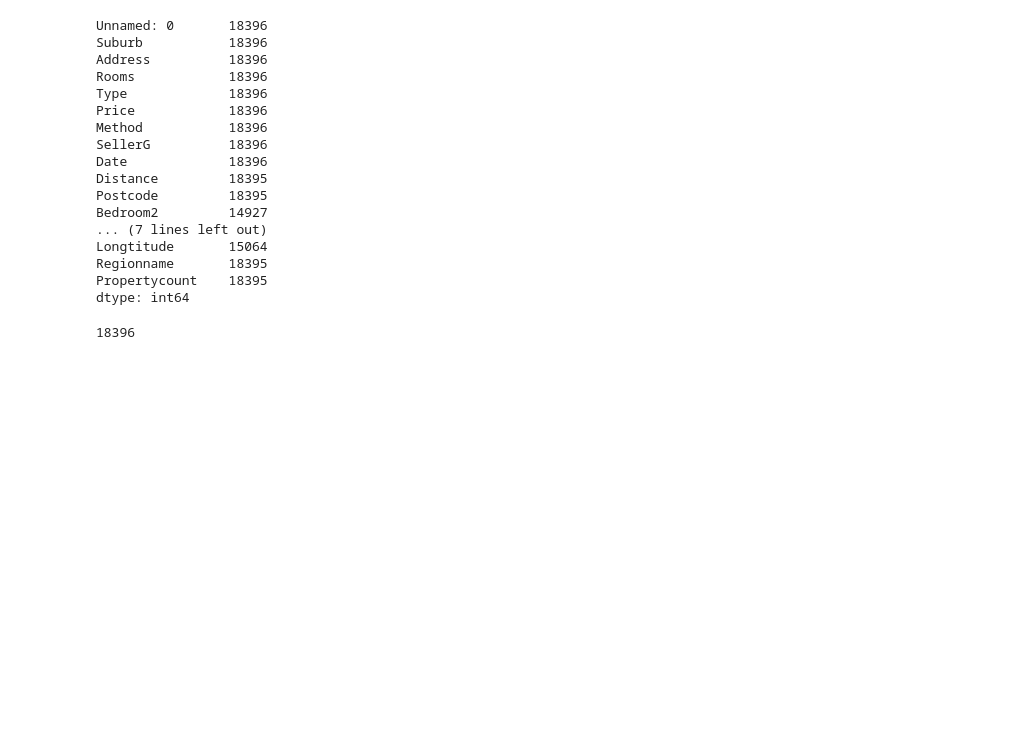
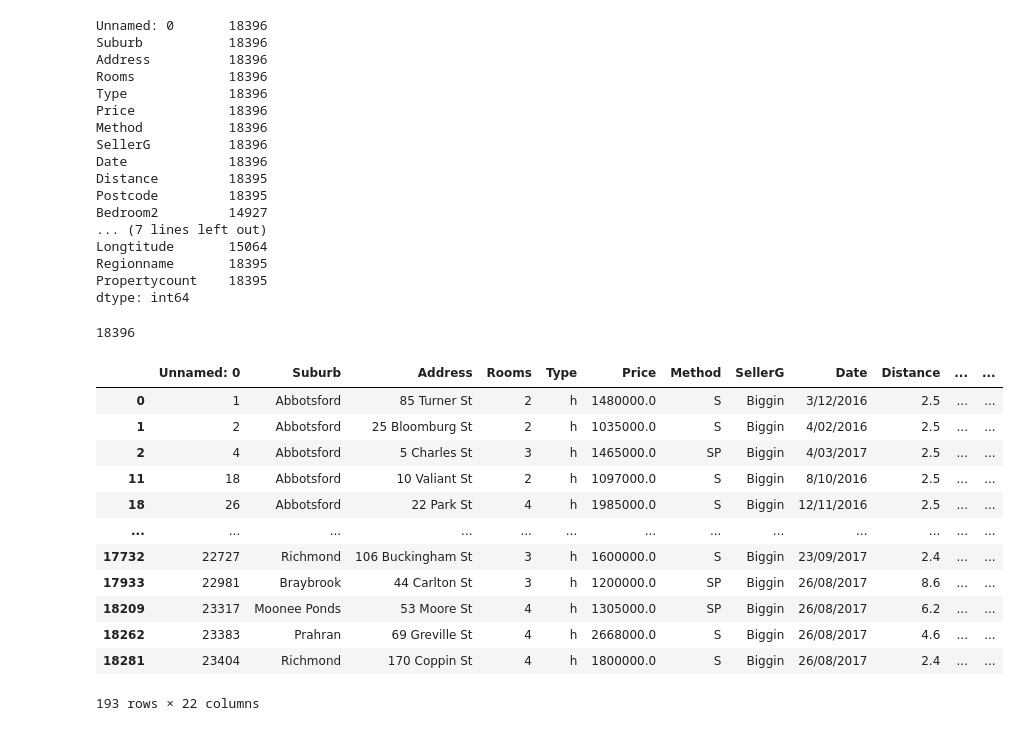
Before and after one commit to BeziKaviani/data-science-ml-learning-path, a Jupyter notebook: 01-numpy-pandas-foundations/pandas.ipynb, the cells around one changed output. Drawn from its saved outputs; the diff is of its cells as text; code cells hidden in the pictures; blank space fills up the shorter version.

```diff
--- a/01-numpy-pandas-foundations/pandas.ipynb
+++ b/01-numpy-pandas-foundations/pandas.ipynb
@@ -278,3 +278,20 @@ dtype: int64
 melb_data['Price'].count()
 # %% [output]
 18396
+# %%
+new_melb_data = melb_data[(melb_data['Price'] > 1000000) & (melb_data['SellerG'] == 'Biggin')]
+new_melb_data
+# %% [output]
+|  | Unnamed: 0 | Suburb | Address | Rooms | Type | Price | Method | SellerG | Date | Distance | ... | ... |
+| 0 | 1 | Abbotsford | 85 Turner St | 2 | h | 1480000.0 | S | Biggin | 3/12/2016 | 2.5 | ... | ... |
+| 1 | 2 | Abbotsford | 25 Bloomburg St | 2 | h | 1035000.0 | S | Biggin | 4/02/2016 | 2.5 | ... | ... |
+| 2 | 4 | Abbotsford | 5 Charles St | 3 | h | 1465000.0 | SP | Biggin | 4/03/2017 | 2.5 | ... | ... |
+| 11 | 18 | Abbotsford | 10 Valiant St | 2 | h | 1097000.0 | S | Biggin | 8/10/2016 | 2.5 | ... | ... |
+| 18 | 26 | Abbotsford | 22 Park St | 4 | h | 1985000.0 | S | Biggin | 12/11/2016 | 2.5 | ... | ... |
+| ... | ... | ... | ... | ... | ... | ... | ... | ... | ... | ... | ... | ... |
+| 17732 | 22727 | Richmond | 106 Buckingham St | 3 | h | 1600000.0 | S | Biggin | 23/09/2017 | 2.4 | ... | ... |
+| 17933 | 22981 | Braybrook | 44 Carlton St | 3 | h | 1200000.0 | SP | Biggin | 26/08/2017 | 8.6 | ... | ... |
+| 18209 | 23317 | Moonee Ponds | 53 Moore St | 4 | h | 1305000.0 | SP | Biggin | 26/08/2017 | 6.2 | ... | ... |
+| 18262 | 23383 | Prahran | 69 Greville St | 4 | h | 2668000.0 | S | Biggin | 26/08/2017 | 4.6 | ... | ... |
+| 18281 | 23404 | Richmond | 170 Coppin St | 4 | h | 1800000.0 | S | Biggin | 26/08/2017 | 2.4 | ... | ... |
+193 rows × 22 columns
```
Also changed, not shown: parts of 9 cells of this notebook.
